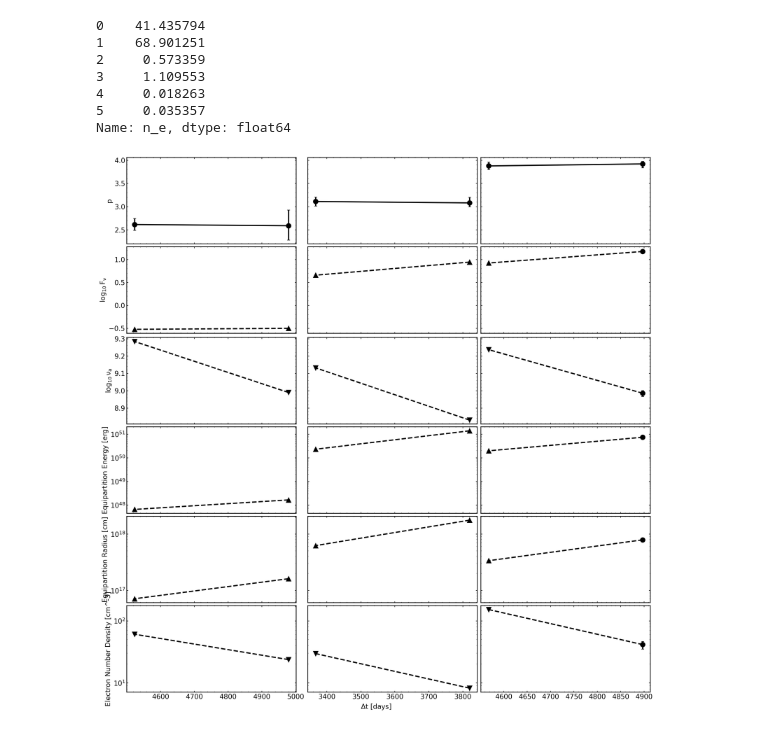
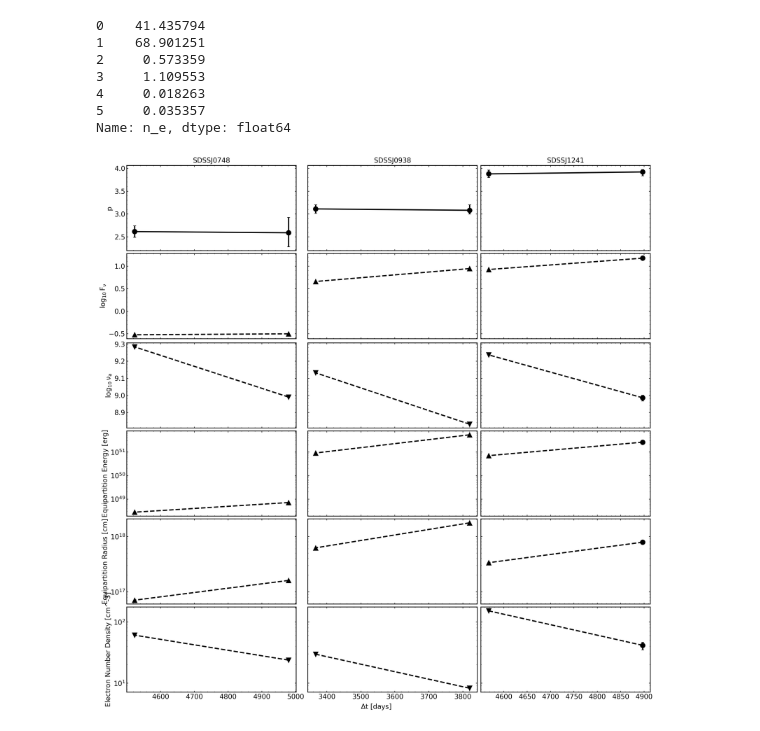
Before and after one commit to noahfranz13/radio-ecle, a Jupyter notebook: radio-model-analysis.ipynb, the cells around one changed output. Drawn from its saved outputs; the diff is of its cells as text; code cells hidden in the pictures.

```diff
--- a/radio-model-analysis.ipynb
+++ b/radio-model-analysis.ipynb
@@ -242,13 +243,18 @@ def Gamma(F_p_mJy, nu_p, z, d_L, t_d, eta=1, f_V=0.36, f_A=1):
     Barniol Duran Eq. 4
     """
     d_L, nu_p = _mini_converter(d_L, nu_p)
-
+    Req
     prefactor = 12
     midfactor = F_p_mJy**(1/3) * d_L**(2/3) * nu_p**(-17/24) * eta**(35/72) * (1+z)**(-1/3) * t_d**(-17/24)
     postfactor = f_A**(-7/24) * f_V**(-1/24)
 
     return prefactor * midfactor * postfactor
 
+def beta(t, R, z):
+    """
+    Barniol Duran Eq. 22
+    """
+    return ((c.c.cgs.value * t / (R*(1+z)) ) + 1)**-1
 
 def Req(p, F_p_mJy, nu_p, z, d_L, epsilon_e=0.1, epsilon_B=None, gamma=1, f_V=0.36, f_A=1, nu_m=None):
     """
@@ -344,11 +350,11 @@ def Eeq(p, F_p_mJy, nu_p, z, d_L, epsilon_e=0.1, epsilon_B=None, gamma=1, f_V=0.
     if gamma <= 1:
         newtonian_correction = 4**(11/(13+2*p))
 
-    prefactor = 1.3e48 * 21.8**-(2*(p+1)/(13+2*p)) * (525**(p-1))**(11/(13+2*p))
-    midfactor = F_p_mJy**((14+3*p)/(13+2*p)) * d_L28**(2*(3*p+14)/(13+2*p)) * nu_p10**(-1) * (1+z)**-((27+5*p)/(13+2*p))
+    prefactor = 1.3e48 * 21.8**-(2*(p+1)/(13+2*p)) * 525**((11*(p-1)/(13+2*p)))
+    midfactor = F_p_mJy**((14+3*p)/(13+2*p)) * d_L28**(2*(3*p+14)/(13+2*p)) * nu_p10**(-1) * (1+z)**(-(27+5*p)/(13+2*p))
     postfactor= f_A**(-3*(p+1)/(13+2*p)) * f_V**(2*(p+1)/(13+2*p)) * gamma**-((5*p+16)/(13+2*p))
 
-    return prefactor * midfactor * postfactor * gamma_factor * newtonian_correction
+    return prefactor * midfactor * postfactor * gamma_factor * newtonian_correction * epsilon_correction * hot_proton_correction
 
 def gamma_e(F_p_mJy, d_L, nu_p, z, R_17, gamma=1, f_A=1, eta=1):
     """
@@ -561,9 +567,9 @@ ranges = priors | ranges # this will default to the priors but replace them with
 label_fs = 14
 ms = 10
 
-for ii, (ax1d, (key, label)) in enumerate(zip(axs, keys.items())):
+for idx, (ax1d, (key, label)) in enumerate(zip(axs, keys.items())):
     ax1d[0].set_ylabel(label, fontsize=label_fs)
-    for ax, (name, grp) in zip(ax1d, results_df.groupby("name")):
+    for jj, (ax, (name, grp)) in enumerate(zip(ax1d, results_df.groupby("name"))):
         cplot = 'k'
 
         not_uplim = grp[~grp[key+"_lim"]]
@@ -607,35 +613,35 @@ for ii, (ax1d, (key, label)) in enumerate(zip(axs, keys.items())):
             elif ii == len(grp)-1:
                 hasuplim = row[key+"_lim"] or grp.iloc[ii-1][key+"_lim"]
             else:
                 hasuplim = row[key+"_lim"] or grp.iloc[ii-1][key+"_lim"] or grp.iloc[ii+1][key+"_lim"]
 
             linestyle='-'
             if hasuplim:
                 linestyle='--'
 
             ax.plot(
                 grp.iloc[ii-1:ii+1][xvar],
                 grp.iloc[ii-1:ii+1][key],
                 marker='none',
                 linestyle=linestyle,
                 color=cplot
             )
 
-        if not ii:
+        if not idx:
             ax.set_title(f"{name}", fontsize=label_fs)
 
         # ax.set_ylim(*ranges[key])
         # ax.set_xscale("log")
 
 axs[-1][0].set_yscale("log")
 axs[-2][0].set_yscale("log")
 axs[-3][0].set_yscale("log")
 
 fig.supxlabel(r"$\Delta$t [days]", fontsize=label_fs)
 
 fig.savefig("equipartition-results-bootstrap.png", bbox_inches="tight")
 # %% [output]
-[figure, old version]
+[figure, new version]
 # %%
 lit = pd.read_csv("lit_sed_params.csv", comment="#")
 
```
Also changed, not shown: parts of 11 cells of this notebook, 45 other files.
